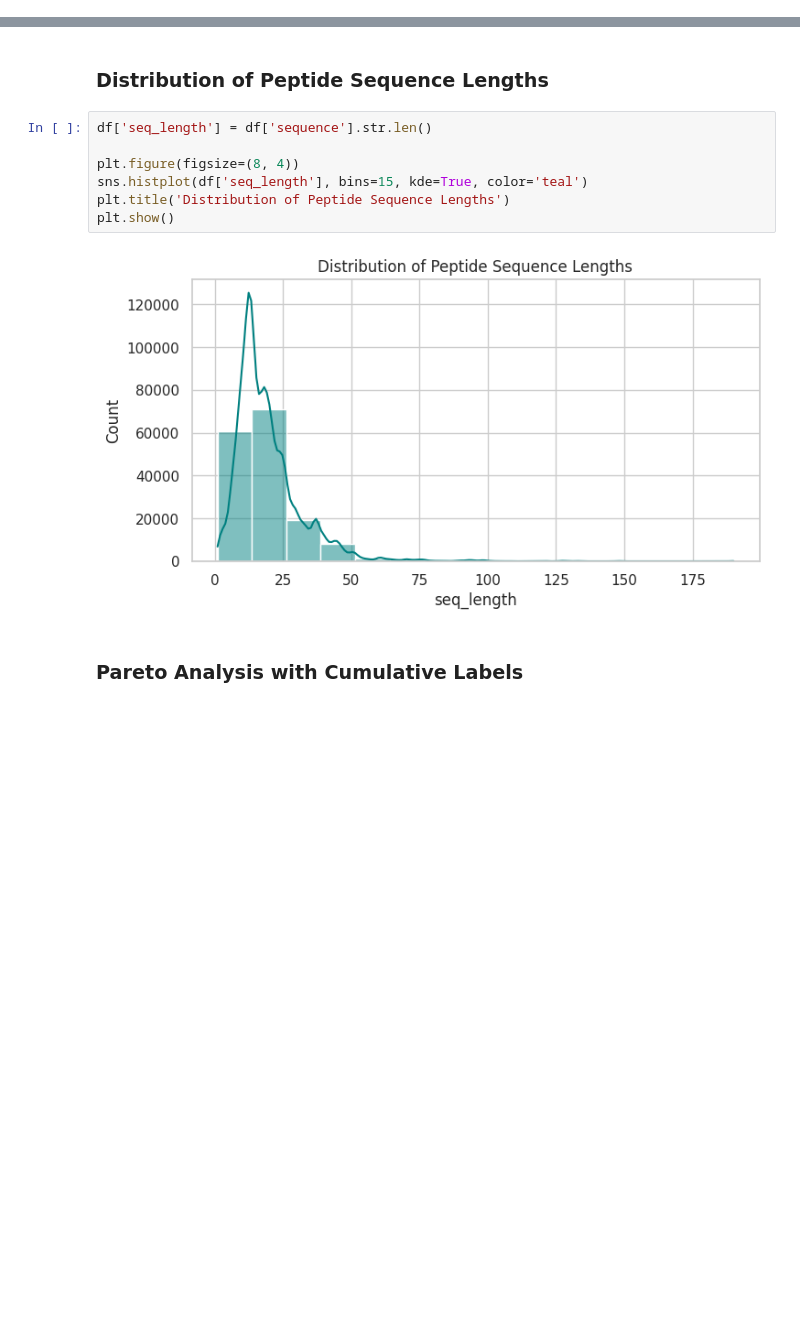
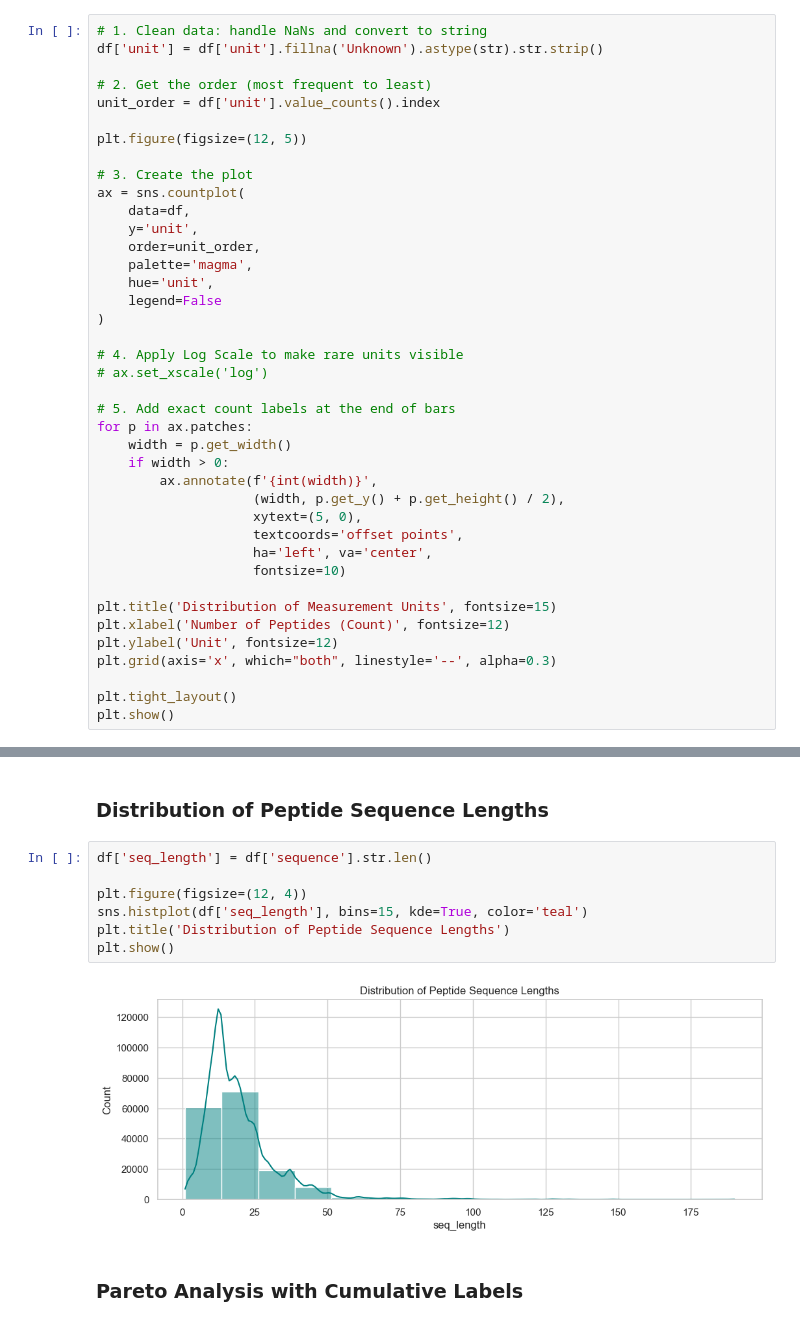
Before and after one commit to nmach22/amp-prediction, a Jupyter notebook: notebooks/01_eda/feature_analysis.ipynb, the cells around one changed output, grey strips where cells are left out. Drawn from its saved outputs; the diff is of its cells as text; blank space fills up the shorter version.

```diff
--- a/notebooks/01_eda/feature_analysis.ipynb
+++ b/notebooks/01_eda/feature_analysis.ipynb
@@ -241,0 +246,40 @@ plt.show()
+# %%
+# 1. Clean data: handle NaNs and convert to string
+df['unit'] = df['unit'].fillna('Unknown').astype(str).str.strip()
+
+# 2. Get the order (most frequent to least)
+unit_order = df['unit'].value_counts().index
+
+plt.figure(figsize=(12, 5))
+
+# 3. Create the plot
+ax = sns.countplot(
+    data=df,
+    y='unit',
+    order=unit_order,
+    palette='magma',
+    hue='unit',
+    legend=False
+)
+
+# 4. Apply Log Scale to make rare units visible
+# ax.set_xscale('log')
+
+# 5. Add exact count labels at the end of bars
+for p in ax.patches:
+    width = p.get_width()
+    if width > 0:
+        ax.annotate(f'{int(width)}',
+                    (width, p.get_y() + p.get_height() / 2),
+                    xytext=(5, 0),
+                    textcoords='offset points',
+                    ha='left', va='center',
+                    fontsize=10)
+
+plt.title('Distribution of Measurement Units', fontsize=15)
+plt.xlabel('Number of Peptides (Count)', fontsize=12)
+plt.ylabel('Unit', fontsize=12)
+plt.grid(axis='x', which="both", linestyle='--', alpha=0.3)
+
+plt.tight_layout()
+plt.show()
@@ -276,12 +322,12 @@ plt.show()
 # %%
 df['seq_length'] = df['sequence'].str.len()
 
-plt.figure(figsize=(8, 4))
+plt.figure(figsize=(12, 4))
 sns.histplot(df['seq_length'], bins=15, kde=True, color='teal')
 plt.title('Distribution of Peptide Sequence Lengths')
 plt.show()
 # %% [output]
-[figure, old version]
+[figure, new version]
 # %% [markdown]
 ### Pareto Analysis with Cumulative Labels
 # %%
```
Also changed, not shown: parts of 19 cells of this notebook, 1 other file.
